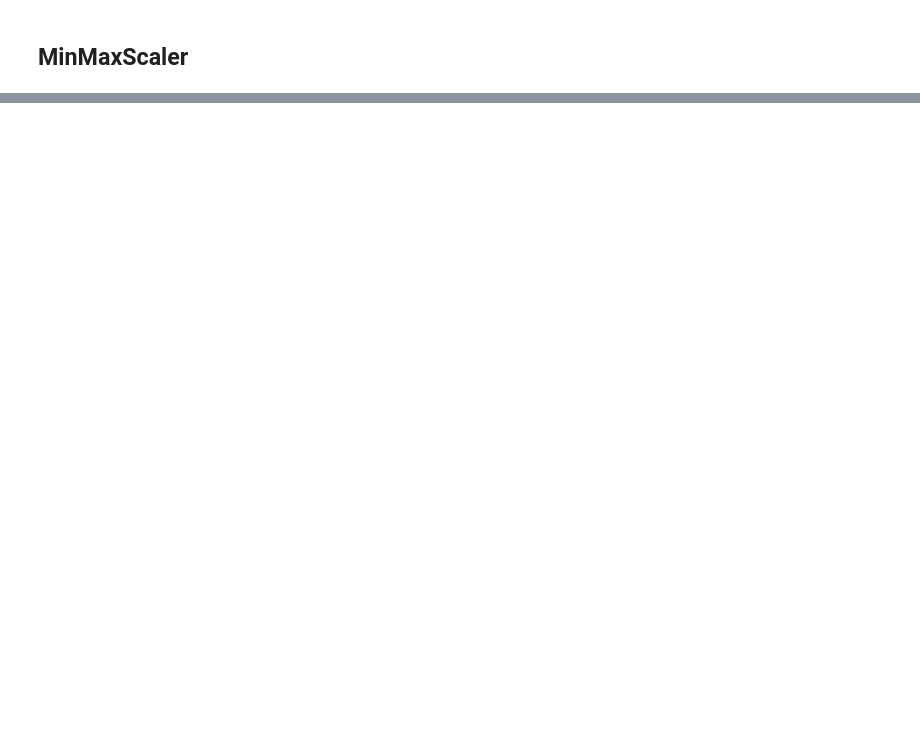
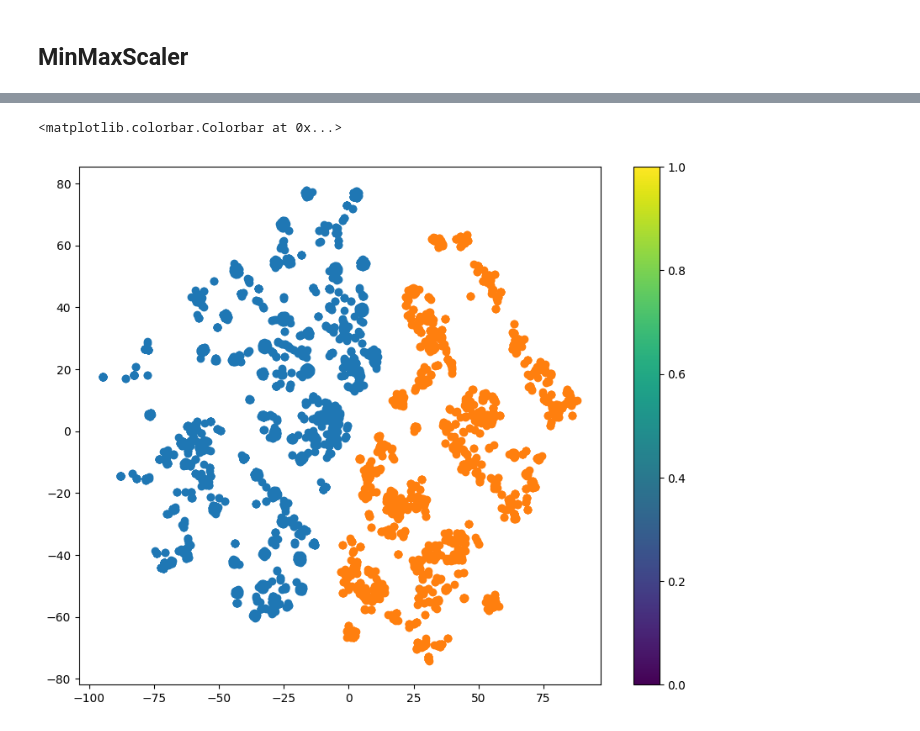
Before and after one commit to stefano-bosio/CTF_ML_MD, a Jupyter notebook: PCA_features.ipynb, the cells around one changed output, grey strips where cells are left out. Saved outputs shown, nothing was run; the diff lists cells and outputs as text; code cells hidden in the pictures; blank space fills up the shorter version.

```diff
--- a/PCA_features.ipynb
+++ b/PCA_features.ipynb
@@ -96,5 +75,6 @@ for i,mol in enumerate(kinases):
     features_kinases.loc[i,'NumHDonors']=Descriptors.NumHDonors(mol)
     features_kinases.loc[i,'NumArR']=Descriptors.NumAromaticRings(mol)
     features_kinases.loc[i,'NumAliR']=Descriptors.NumAliphaticRings(mol)
+    features_kinases.loc[i,'set']=0
 # %%
 features_kinases
@@ -114,6 +108,7 @@ for i,mol in enumerate(lgic):
     features_lgic.loc[i,'NumHDonors']=Descriptors.NumHDonors(mol)
     features_lgic.loc[i,'NumArR']=Descriptors.NumAromaticRings(mol)
     features_lgic.loc[i,'NumAliR']=Descriptors.NumAliphaticRings(mol)
+    features_lgic.loc[i,'set']=1
 # %%
 features_lgic
 # %% [output]
@@ -195,0 +302,13 @@ plt.colorbar()
+# %%
+tsne=TSNE()
+# %%
+data_red=tsne.fit_transform(feature_scaled)
+# %%
+plt.figure(figsize=(10,8))
+plt.scatter(data_red[:2000,0], data_red[:2000,1])
+plt.scatter(data_red[2000:,0], data_red[2000:,1])
+
+plt.colorbar()
+# %% [output]
+<matplotlib.colorbar.Colorbar at 0x...>
+[figure, added]
```
Also changed, not shown: parts of 42 cells of this notebook, 1 other file.
